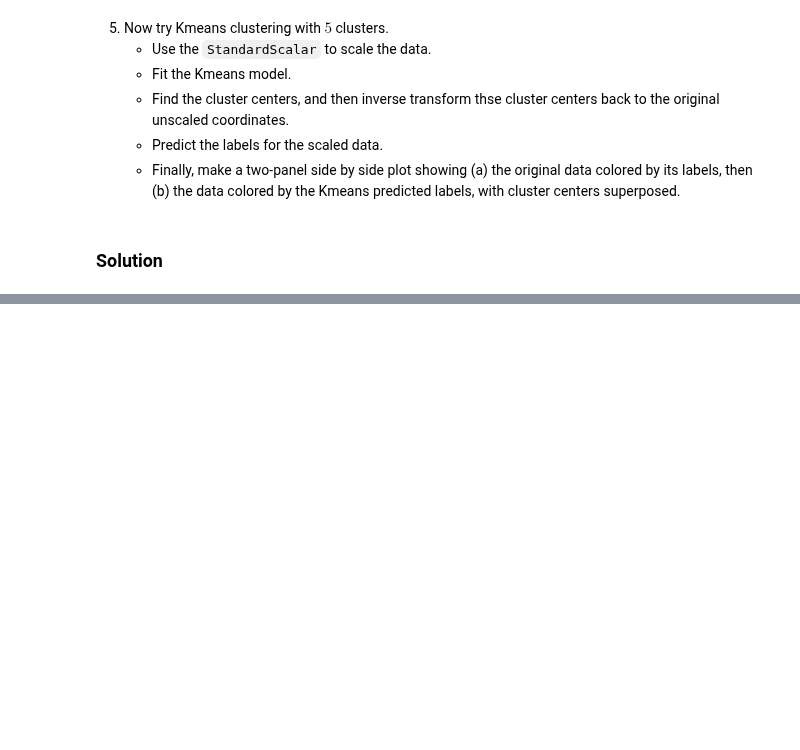
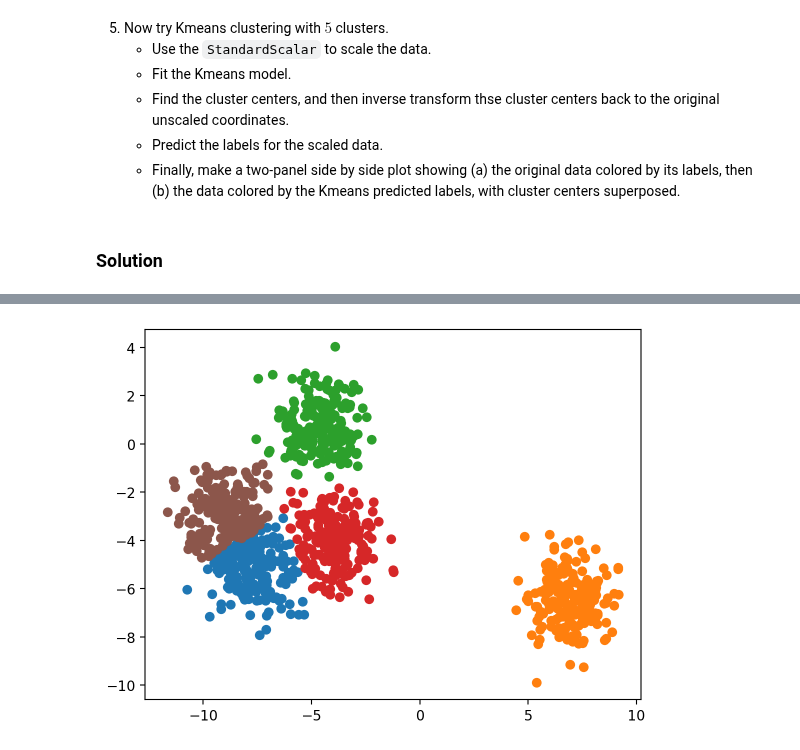
Before and after one commit to VanderbiltAstronomy/astr_8070_s25, a Jupyter notebook: coursework/student_folders/m_rizzosmith/homework/vu_astr8070_s25_hw6_mikerizzosmith.ipynb, the cells around one changed output, grey strips where cells are left out. Cells and saved outputs as stored; diff of their text form; code cells hidden in the pictures; blank space fills up the shorter version.

```diff
--- a/coursework/student_folders/m_rizzosmith/homework/vu_astr8070_s25_hw6_mikerizzosmith.ipynb
+++ b/coursework/student_folders/m_rizzosmith/homework/vu_astr8070_s25_hw6_mikerizzosmith.ipynb
@@ -127,0 +254,16 @@ def draw_ellipse(mu, C, scales=[1, 2, 3], ax=None, **kwargs):
+# %%
+from sklearn.cluster import KMeans
+from sklearn import preprocessing
+
+clf = KMeans(n_clusters=5) #Try 2 clusters to start with
+clf.fit(data[:, :2])
+centers = clf.cluster_centers_ #location of the clusters
+labels = clf.predict(data[:, :2]) #labels for each of the points
+
+# plot the data color-coded by cluster id
+colors = ['C0', 'C1', 'C2', 'C3', 'C5']
+for ii in range(5):
+    plt.scatter(data[labels==ii,0], data[labels==ii,1],
+                color=colors[ii])
+# %% [output]
+[figure, added]
```
Also changed, not shown: parts of 4 cells of this notebook.
